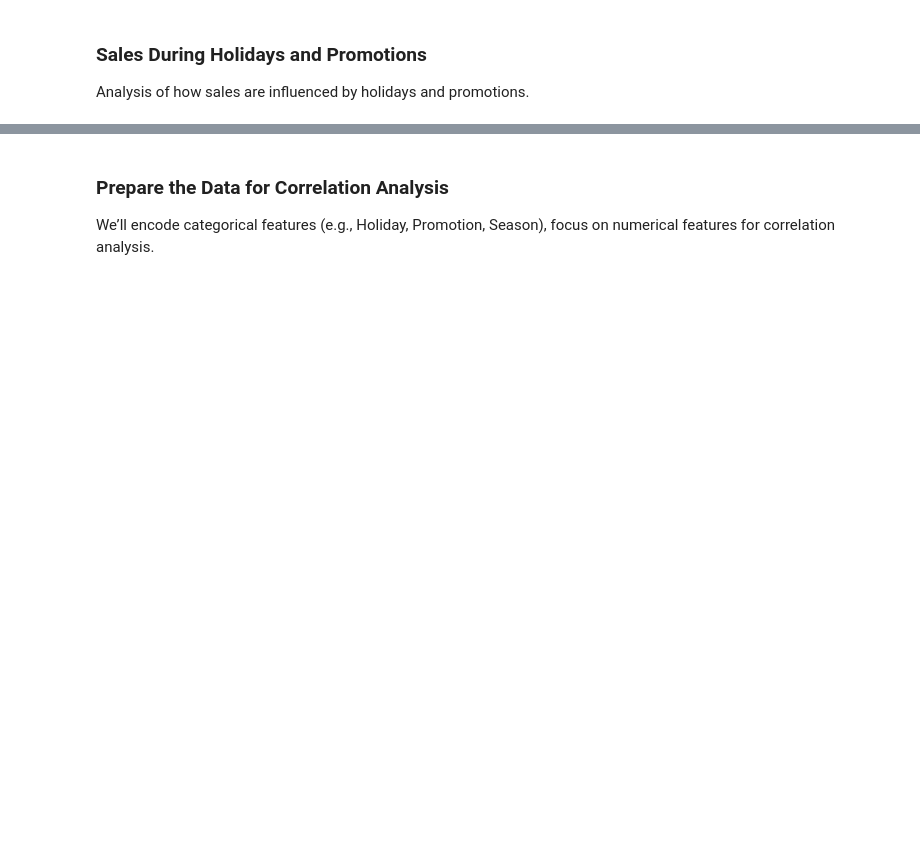
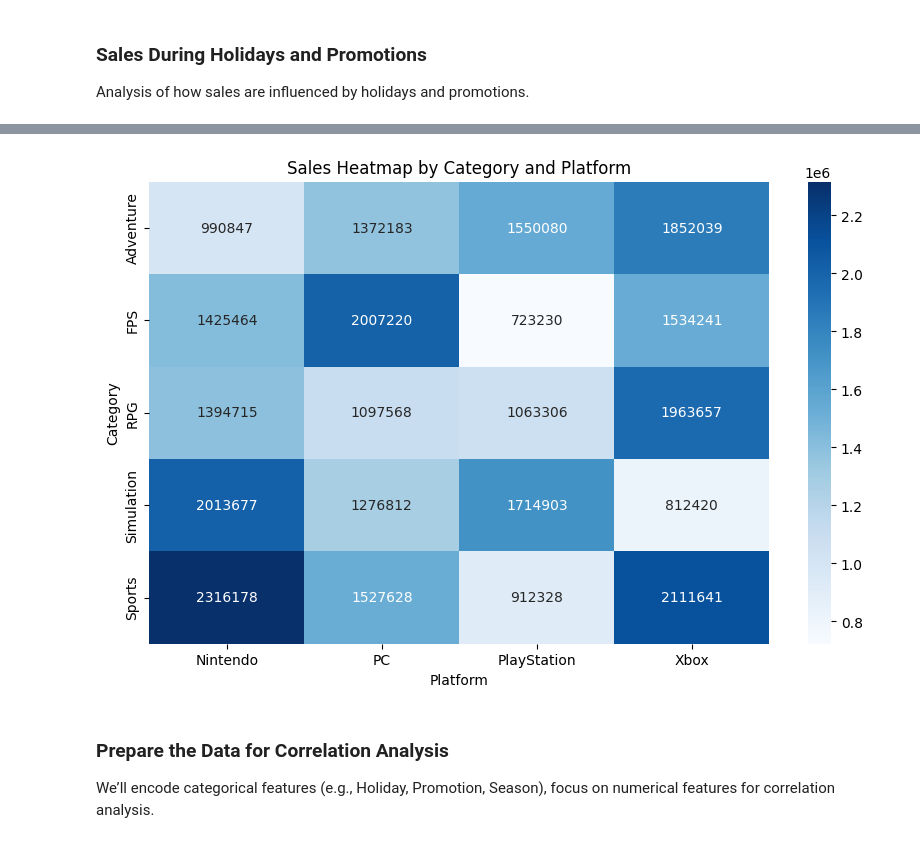
Before and after one commit to timeseriesgp3/project3_timeseries, a Jupyter notebook: forcast_1.ipynb, the cells around one changed output, grey strips where cells are left out. Saved outputs shown, nothing was run; the diff lists cells and outputs as text; code cells hidden in the pictures; blank space fills up the shorter version.

```diff
--- a/forcast_1.ipynb
+++ b/forcast_1.ipynb
@@ -534,3 +425,14 @@ plt.show()
+# %%
+# Create heatmap
+pivot_df = grouped_df.pivot(index='Category', columns='Platform', values='Monthly Sales')
+# Corrected the usage of pivot with keyword arguments: index, columns, and values.
+
+plt.figure(figsize=(10, 6))
+sns.heatmap(pivot_df, annot=True, fmt='.0f', cmap='Blues')
+plt.title('Sales Heatmap by Category and Platform')
+plt.show()
+# %% [output]
+[figure, added]
 # %% [markdown]
 ### Prepare the Data for Correlation Analysis
 
```
Also changed, not shown: parts of 42 cells of this notebook.
